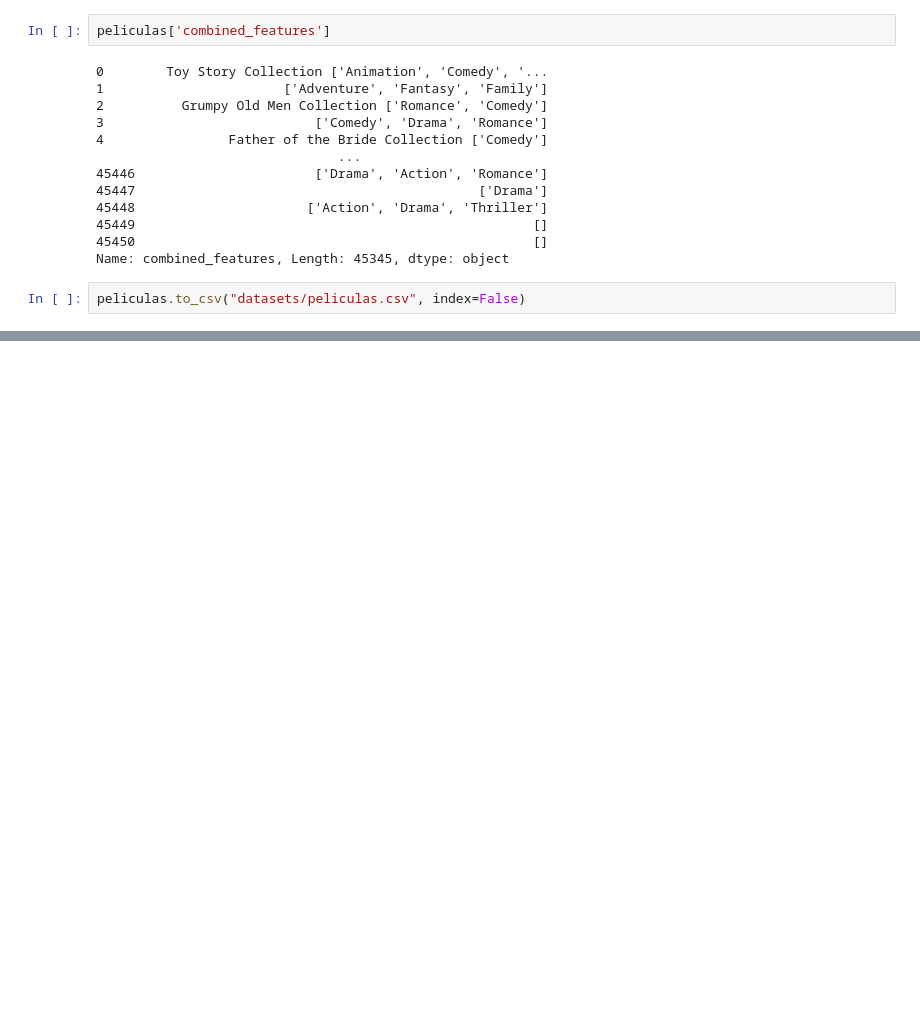
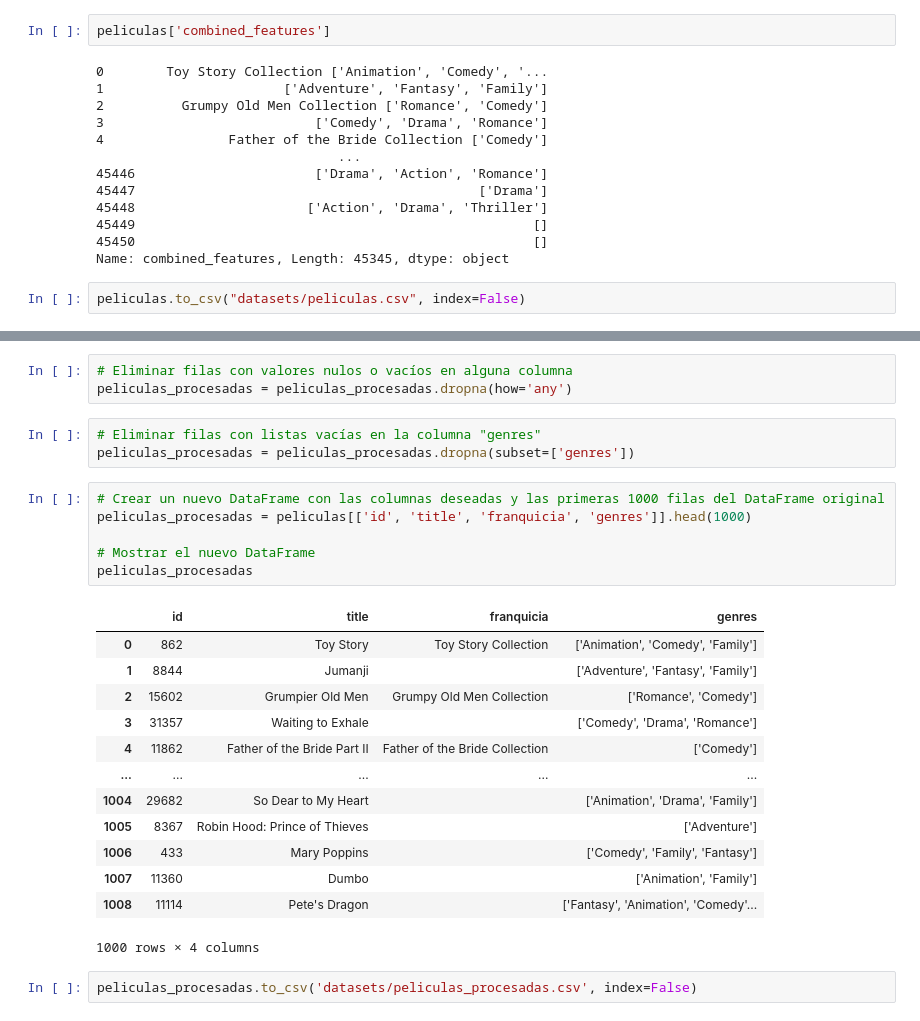
Before and after one commit to smlopez30/Proyecto-individual-Parte-1, a Jupyter notebook: DataEingenier.ipynb, the cells around one changed output, grey strips where cells are left out. Drawn from its saved outputs; the diff is of its cells as text; blank space fills up the shorter version.

```diff
--- a/DataEingenier.ipynb
+++ b/DataEingenier.ipynb
@@ -397,0 +446,28 @@ peliculas.to_csv("datasets/peliculas.csv", index=False)
+# %%
+# Eliminar filas con valores nulos o vacíos en alguna columna
+peliculas_procesadas = peliculas_procesadas.dropna(how='any')
+# %%
+# Eliminar filas con listas vacías en la columna "genres"
+peliculas_procesadas = peliculas_procesadas.dropna(subset=['genres'])
+# %%
+# Crear un nuevo DataFrame con las columnas deseadas y las primeras 1000 filas del DataFrame original
+peliculas_procesadas = peliculas[['id', 'title', 'franquicia', 'genres']].head(1000)
+
+# Mostrar el nuevo DataFrame
+peliculas_procesadas
+# %% [output]
+|  | id | title | franquicia | genres |
+| 0 | 862 | Toy Story | Toy Story Collection | ['Animation', 'Comedy', 'Family'] |
+| 1 | 8844 | Jumanji |  | ['Adventure', 'Fantasy', 'Family'] |
+| 2 | 15602 | Grumpier Old Men | Grumpy Old Men Collection | ['Romance', 'Comedy'] |
+| 3 | 31357 | Waiting to Exhale |  | ['Comedy', 'Drama', 'Romance'] |
+| 4 | 11862 | Father of the Bride Part II | Father of the Bride Collection | ['Comedy'] |
+| ... | ... | ... | ... | ... |
+| 1004 | 29682 | So Dear to My Heart |  | ['Animation', 'Drama', 'Family'] |
+| 1005 | 8367 | Robin Hood: Prince of Thieves |  | ['Adventure'] |
+| 1006 | 433 | Mary Poppins |  | ['Comedy', 'Family', 'Fantasy'] |
+| 1007 | 11360 | Dumbo |  | ['Animation', 'Family'] |
+| 1008 | 11114 | Pete's Dragon |  | ['Fantasy', 'Animation', 'Comedy'... |
+1000 rows × 4 columns
+# %%
+peliculas_procesadas.to_csv('datasets/peliculas_procesadas.csv', index=False)
```
Also changed, not shown: parts of 8 cells of this notebook, 2 other files.
